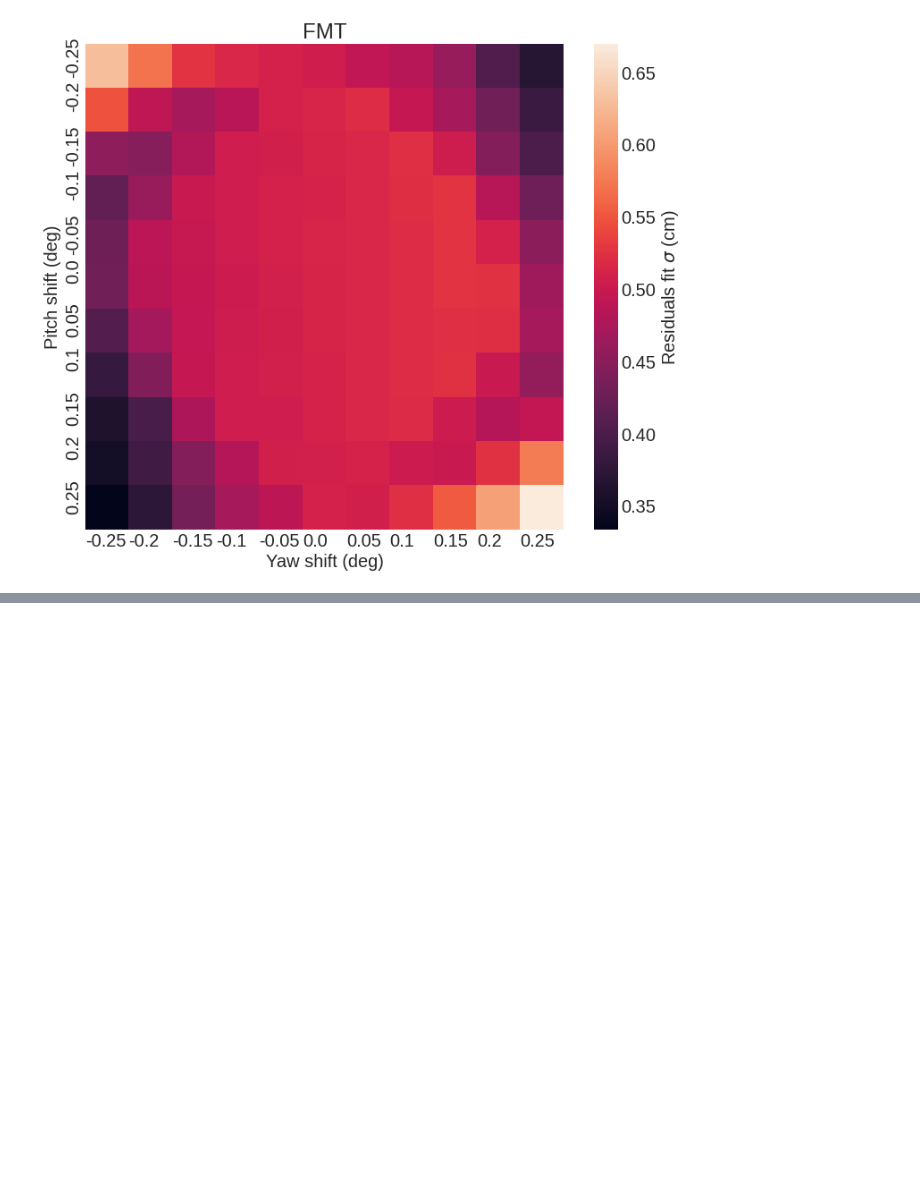
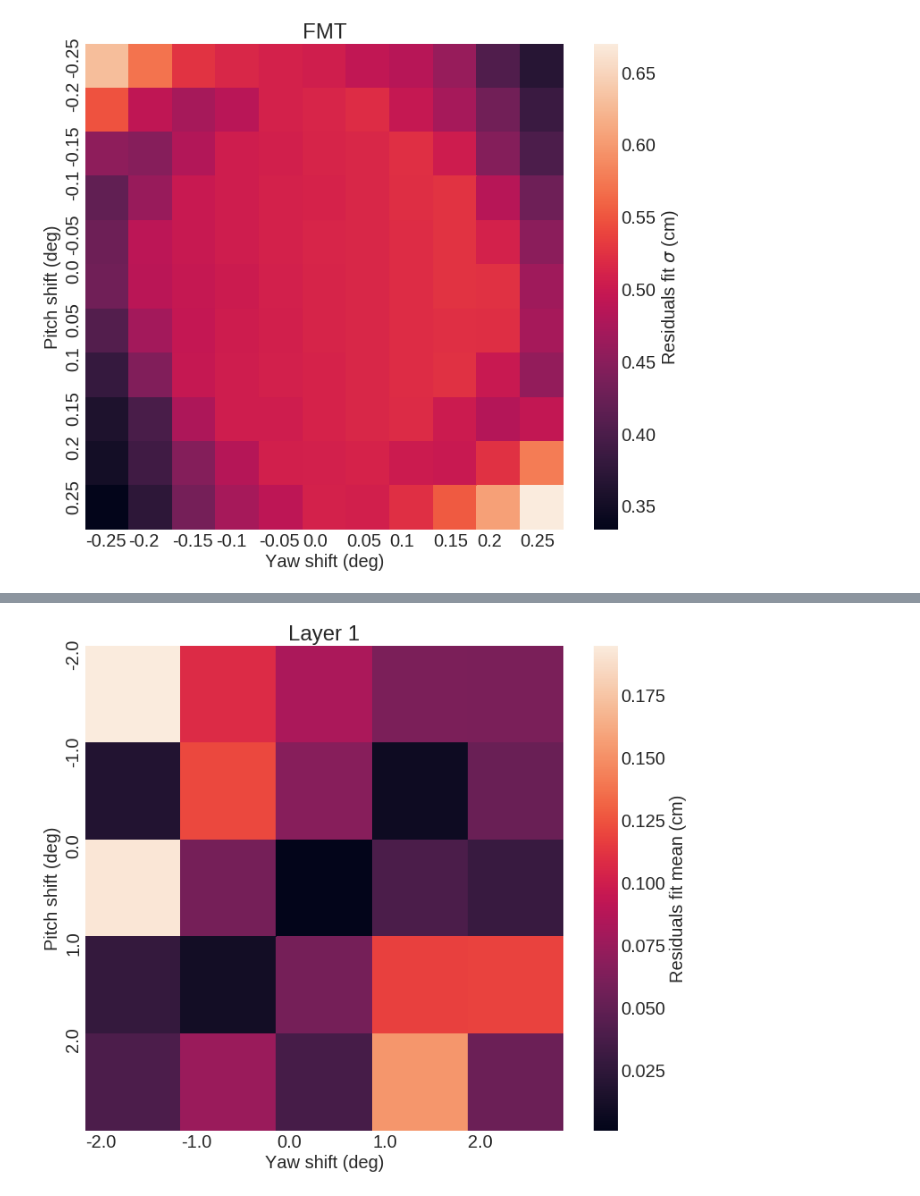
Before and after one commit to bleaktwig/fmt-analysis, a Jupyter notebook: jnotebook_plots/mean_sigma_vs_zshift.ipynb, the cells around one changed output, grey strips where cells are left out. Drawn from its saved outputs; the diff is of its cells as text; code cells hidden in the pictures; blank space fills up the shorter version.

Commit message:
updated jupyter-notebook plots w/ new alignment data

```diff
--- a/jnotebook_plots/mean_sigma_vs_zshift.ipynb
+++ b/jnotebook_plots/mean_sigma_vs_zshift.ipynb
@@ -786,3 +786,77 @@ heatmap("FMT", xlab, ylab, sigmalab, yaw_shift, pitch_shift, (nsigma1+nsigma2+ns
 [figure]
 [figure]
 [figure]
+# %%
+pitch_shift = [ -2.00000,  -1.00000,   0.00000,   1.00000,   2.00000]
+yaw_shift   = [ -2.00000,  -1.00000,   0.00000,   1.00000,   2.00000]
+
+# layer 1:
+mean1      = np.matrix([
+        [  0.19485,   0.01866,   0.19207,  -0.02705,   0.03975],
+        [  0.10817,   0.12099,   0.05852,  -0.01000,  -0.07501],
+        [ -0.08305,  -0.06655,  -0.00044,  -0.05883,  -0.03689],
+        [ -0.06143,  -0.00736,   0.03876,   0.11755,  -0.15282],
+        [ -0.06078,   0.05287,   0.02984,   0.11832,   0.05387]
+]).transpose()
+sigma1     = np.matrix([
+        [  0.47043,   0.50232,   0.46701,   0.33741,   0.38584],
+        [  0.45808,   0.49330,   0.42970,   0.37062,   0.37759],
+        [  0.23755,   0.25246,   0.37102,   0.24989,   0.23852],
+        [  0.35898,   0.36751,   0.42398,   0.51243,   0.44408],
+        [  0.36213,   0.33461,   0.45822,   0.49093,   0.53185]
+]).transpose()
+
+# layer 2:
+mean2      = np.matrix([
+        [  0.02080,  -0.02692,   0.22645,  -0.02542,   0.11014],
+        [ -0.13436,  -0.00649,   0.04107,   0.04553,   0.14352],
+        [  0.01257,  -0.01783,  -0.00109,  -0.02742,  -0.05363],
+        [ -0.06421,   0.05649,  -0.00087,   0.01006,   0.01373],
+        [ -0.00474,   0.08663,  -0.04869,   0.00958,  -0.01369]
+]).transpose()
+sigma2     = np.matrix([
+        [  0.25392,   0.27721,   0.66085,   0.46038,   0.49174],
+        [  0.37989,   0.27226,   0.43530,   0.49332,   0.45437],
+        [  0.33288,   0.35165,   0.37351,   0.35161,   0.33157],
+        [  0.49117,   0.49622,   0.41718,   0.28333,   0.43171],
+        [  0.50979,   0.45900,   0.59813,   0.26591,   0.30730]
+]).transpose()
+
+# layer 3:
+mean3      = np.matrix([
+        [ -0.17674,  -0.03008,  -0.04116,  -0.01604,   0.04607],
+        [ -0.25922,  -0.11276,  -0.01385,   0.03557,   0.21176],
+        [  0.09722,   0.05280,  -0.00767,   0.03907,  -0.00668],
+        [ -0.03664,   0.04783,  -0.03640,  -0.09934,   0.20039],
+        [  0.04832,   0.03257,  -0.03116,  -0.10442,  -0.04771]
+]).transpose()
+sigma3     = np.matrix([
+        [  0.36255,   0.34175,   0.54441,   0.25388,   0.23994],
+        [  0.49215,   0.37025,   0.34580,   0.25386,   0.52804],
+        [  0.43576,   0.45876,   0.37189,   0.45896,   0.43578],
+        [  0.57622,   0.25658,   0.33668,   0.38058,   0.65507],
+        [  0.26528,   0.24588,   0.42714,   0.33947,   0.39890]
+]).transpose()
+
+amean1 = np.abs(mean1)
+nmean1 = (amean1-np.min(amean1))/(np.max(amean1)-np.min(amean1))
+nsigma1 = (sigma1-np.min(sigma1))/(np.max(sigma1)-np.min(sigma1))
+heatmap("Layer 1", xlab, ylab, meanlab,  yaw_shift, pitch_shift, amean1)
+heatmap("Layer 1", xlab, ylab, sigmalab, yaw_shift, pitch_shift, nsigma1)
+
+amean2 = np.abs(mean2)
+nmean2 = (amean2-np.min(amean2))/(np.max(amean2)-np.min(amean2))
+nsigma2 = (sigma2-np.min(sigma2))/(np.max(sigma2)-np.min(sigma2))
+heatmap("Layer 2", xlab, ylab, meanlab,  yaw_shift, pitch_shift, amean2)
+heatmap("Layer 2", xlab, ylab, sigmalab, yaw_shift, pitch_shift, nsigma2)
+
+amean3 = np.abs(mean3)
+nmean3 = (amean3-np.min(amean3))/(np.max(amean3)-np.min(amean3))
+nsigma3 = (sigma3-np.min(sigma3))/(np.max(sigma3)-np.min(sigma3))
+heatmap("Layer 3", xlab, ylab, meanlab,  yaw_shift, pitch_shift, amean3)
+heatmap("Layer 3", xlab, ylab, sigmalab, yaw_shift, pitch_shift, nsigma3)
+
+heatmap("FMT", xlab, ylab, meanlab,  yaw_shift, pitch_shift, (amean1+amean2+amean3))
+heatmap("FMT", xlab, ylab, sigmalab, yaw_shift, pitch_shift, (nsigma1+nsigma2+nsigma3)/3)
+# %% [output]
+[figure, added]
```
Also changed, not shown: parts of 8 cells of this notebook.
